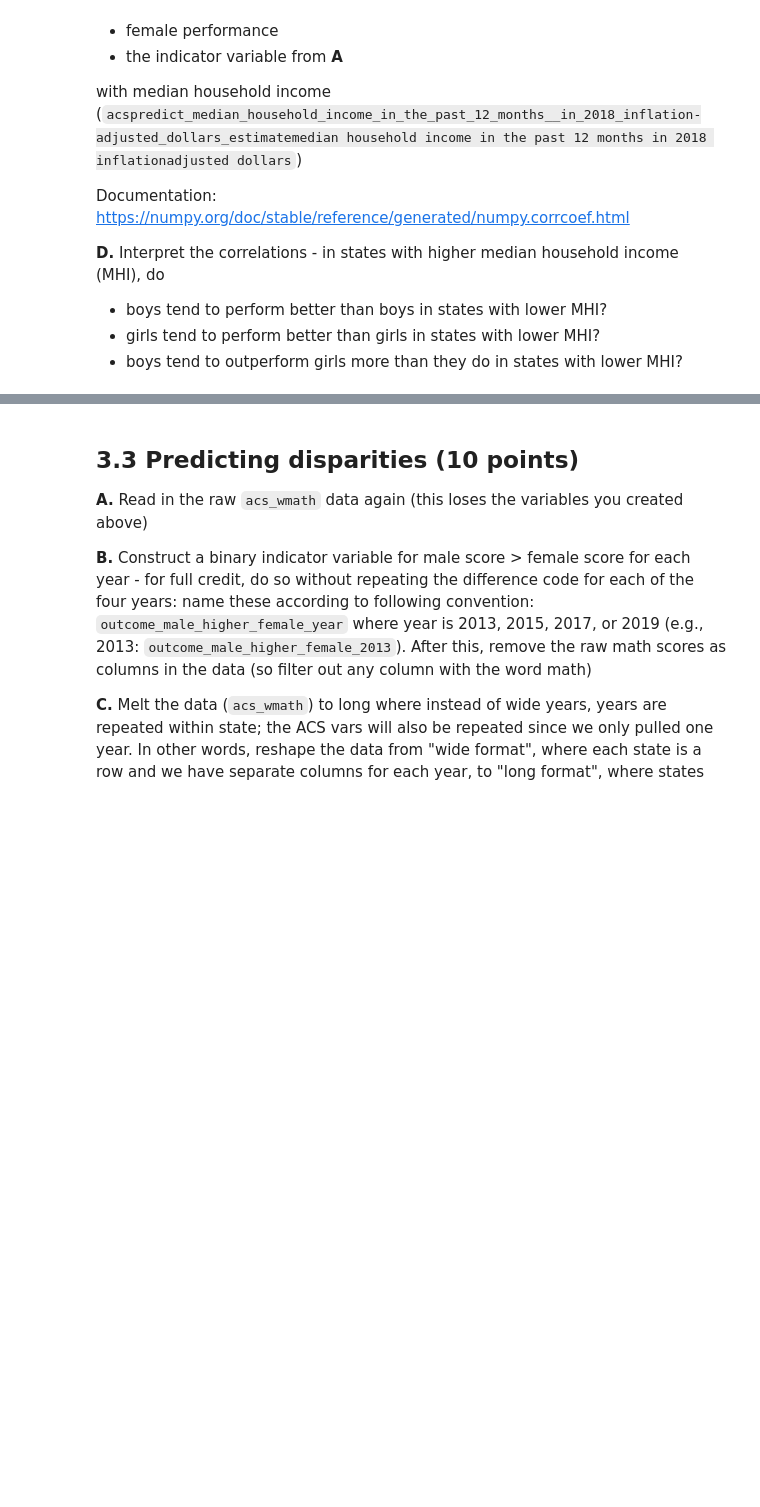
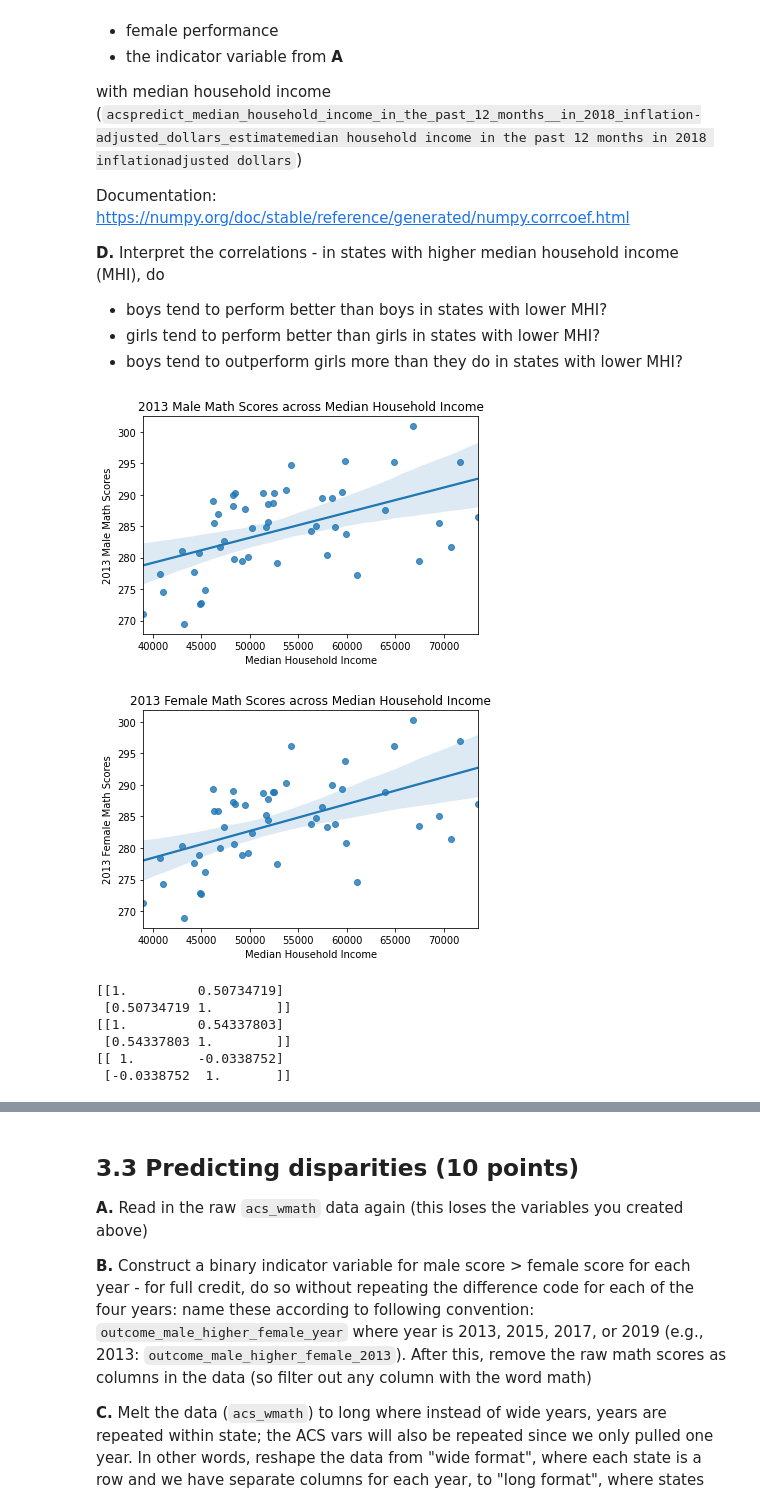
Before and after one commit to VaaniG/QSS20_S24, a Jupyter notebook: homework/pset4/pset4_blank.ipynb, the cells around one changed output, grey strips where cells are left out. Cells and saved outputs as stored; diff of their text form; code cells hidden in the pictures; blank space fills up the shorter version.

```diff
--- a/homework/pset4/pset4_blank.ipynb
+++ b/homework/pset4/pset4_blank.ipynb
@@ -347 +405,38 @@ Documentation: https://numpy.org/doc/stable/reference/generated/numpy.corrcoef.h
 male_performance = gender_disparity > 0
+# %%
+### Part B
+import seaborn as sns
+def create_gendered_plot(gender):
+    y = "math_" + gender + "_2013"
+    y_title = '2013 ' + gender.capitalize() + ' Math Scores'
+    title = '2013 ' + gender.capitalize() + ' Math Scores across Median Household Income'
+    sns.regplot(x= "acspredict_median_household_income_in_the_past_12_months__in_2018_inflation-adjusted_dollars_estimatemedian household income in the past 12 months in 2018 inflationadjusted dollars",
+               y = y, data=acs_df)
+    plt.xlabel('Median Household Income')
+    plt.ylabel(y_title)
+    plt.title(title)
+    plt.show()
+
+# male
+create_gendered_plot("male")
+
+# female
+create_gendered_plot("female")
+# %% [output]
+[figure, added]
+[figure, added]
+# %%
+# Part C
+corr_male = np.corrcoef(acs_df["math_male_2013"], acs_df["acspredict_median_household_income_in_the_past_12_months__in_2018_inflation-adjusted_dollars_estimatemedian household income in the past 12 months in 2018 inflationadjusted dollars"])
+print(corr_male)
+corr_female = np.corrcoef(acs_df["math_female_2013"], acs_df["acspredict_median_household_income_in_the_past_12_months__in_2018_inflation-adjusted_dollars_estimatemedian household income in the past 12 months in 2018 inflationadjusted dollars"])
+print(corr_female)
+corr_indicator = np.corrcoef(male_performance, acs_df["acspredict_median_household_income_in_the_past_12_months__in_2018_inflation-adjusted_dollars_estimatemedian household income in the past 12 months in 2018 inflationadjusted dollars"])
+print(corr_indicator)
+# %% [output]
+[[1.         0.50734719]
+ [0.50734719 1.        ]]
+[[1.         0.54337803]
+ [0.54337803 1.        ]]
+[[ 1.        -0.0338752]
+ [-0.0338752  1.       ]]
```
Also changed, not shown: parts of 10 cells of this notebook.
